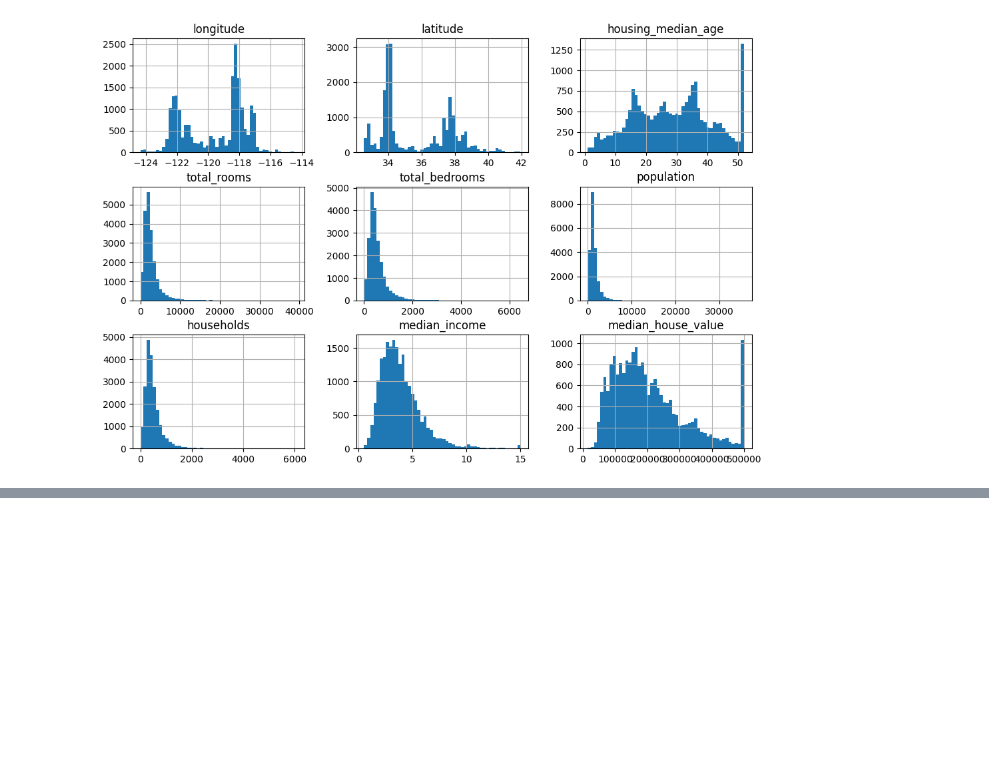
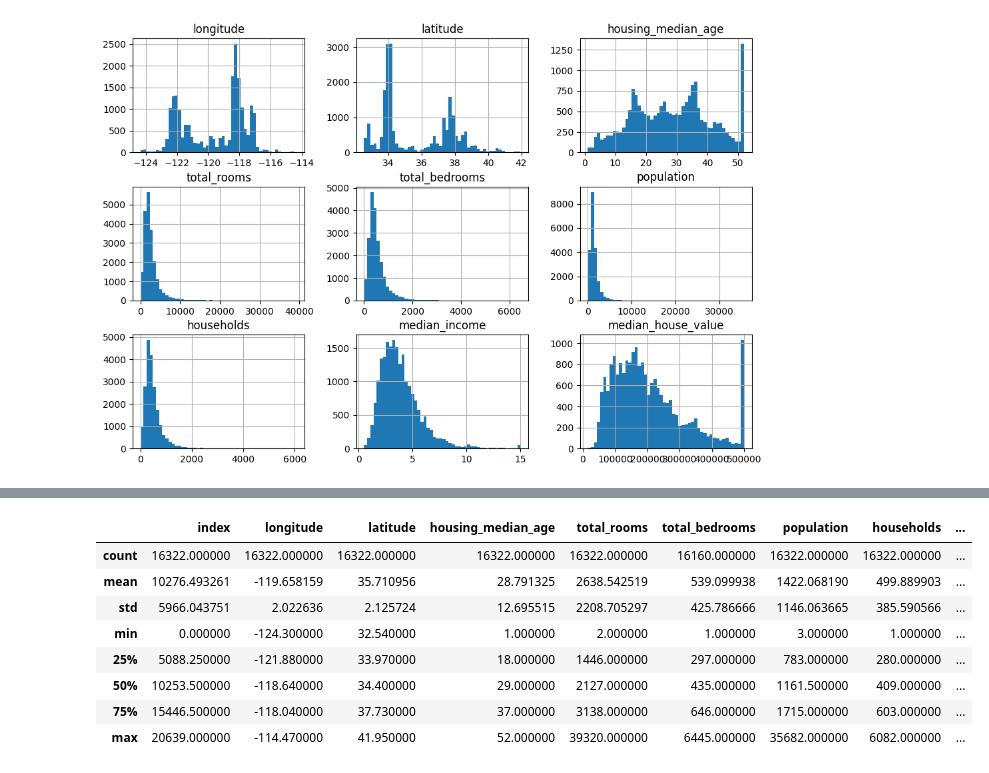
Before and after one commit to nicky-ops/ml-practice, a Jupyter notebook: hands_on_ml/chapter_2/end_to_end_ml_project.ipynb, the cells around one changed output, grey strips where cells are left out. Drawn from its saved outputs; the diff is of its cells as text; code cells hidden in the pictures; blank space fills up the shorter version.

```diff
--- a/hands_on_ml/chapter_2/end_to_end_ml_project.ipynb
+++ b/hands_on_ml/chapter_2/end_to_end_ml_project.ipynb
@@ -102,0 +123,14 @@ plt.show()
+# %%
+from zlib import crc32
+
+def is_id_in_test_set(identifier, test_ratio):
+    return crc32(np.int64(identifier)) < test_ratio * 2**32
+
+
+def split_data_with_id_hash(data, test_ratio, id_column):
+    ids = data[id_column]
+    in_test_set = ids.apply(lambda id_: is_id_in_test_set(id_, test_ratio))
+    return data.loc[~in_test_set], data.loc[in_test_set]
+
+housing_with_id = housing.reset_index()
+train_set, test_set = split_data_with_id_hash(housing_with_id, 0.2, "index")
@@ -102,0 +139,3 @@ plt.show()
+# %%
+housing_with_id["id"] = housing["longitude"] * 1000 + housing["latitude"]
+train_set, test_set = split_data_with_id_hash(housing_with_id, 0.2, "id")
@@ -102,0 +193,12 @@ plt.show()
+# %%
+train_set.describe()
+# %% [output]
+|  | index | longitude | latitude | housing_median_age | total_rooms | total_bedrooms | population | households | ... |
+| count | 16322.000000 | 16322.000000 | 16322.000000 | 16322.000000 | 16322.000000 | 16160.000000 | 16322.000000 | 16322.000000 | ... |
+| mean | 10276.493261 | -119.658159 | 35.710956 | 28.791325 | 2638.542519 | 539.099938 | 1422.068190 | 499.889903 | ... |
+| std | 5966.043751 | 2.022636 | 2.125724 | 12.695515 | 2208.705297 | 425.786666 | 1146.063665 | 385.590566 | ... |
+| min | 0.000000 | -124.300000 | 32.540000 | 1.000000 | 2.000000 | 1.000000 | 3.000000 | 1.000000 | ... |
+| 25% | 5088.250000 | -121.880000 | 33.970000 | 18.000000 | 1446.000000 | 297.000000 | 783.000000 | 280.000000 | ... |
+| 50% | 10253.500000 | -118.640000 | 34.400000 | 29.000000 | 2127.000000 | 435.000000 | 1161.500000 | 409.000000 | ... |
+| 75% | 15446.500000 | -118.040000 | 37.730000 | 37.000000 | 3138.000000 | 646.000000 | 1715.000000 | 603.000000 | ... |
+| max | 20639.000000 | -114.470000 | 41.950000 | 52.000000 | 39320.000000 | 6445.000000 | 35682.000000 | 6082.000000 | ... |
```
Also changed, not shown: parts of 18 cells of this notebook, 1 other file.
